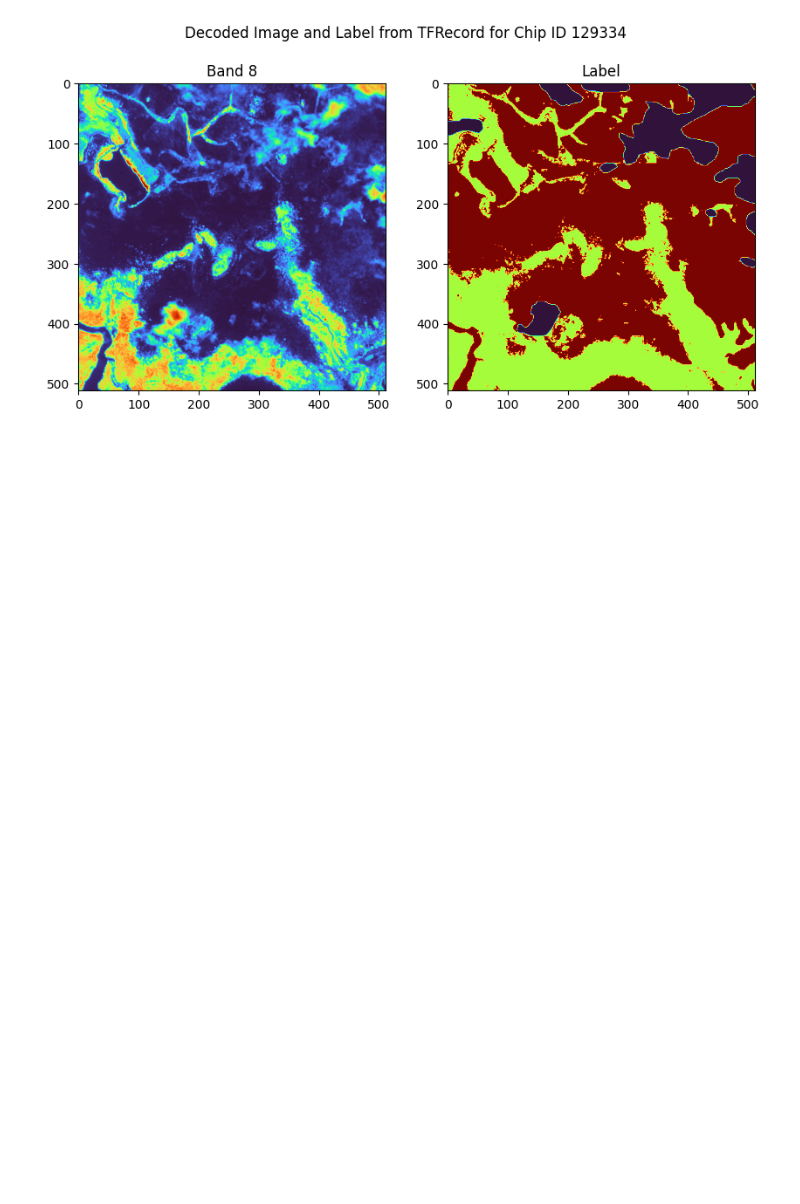
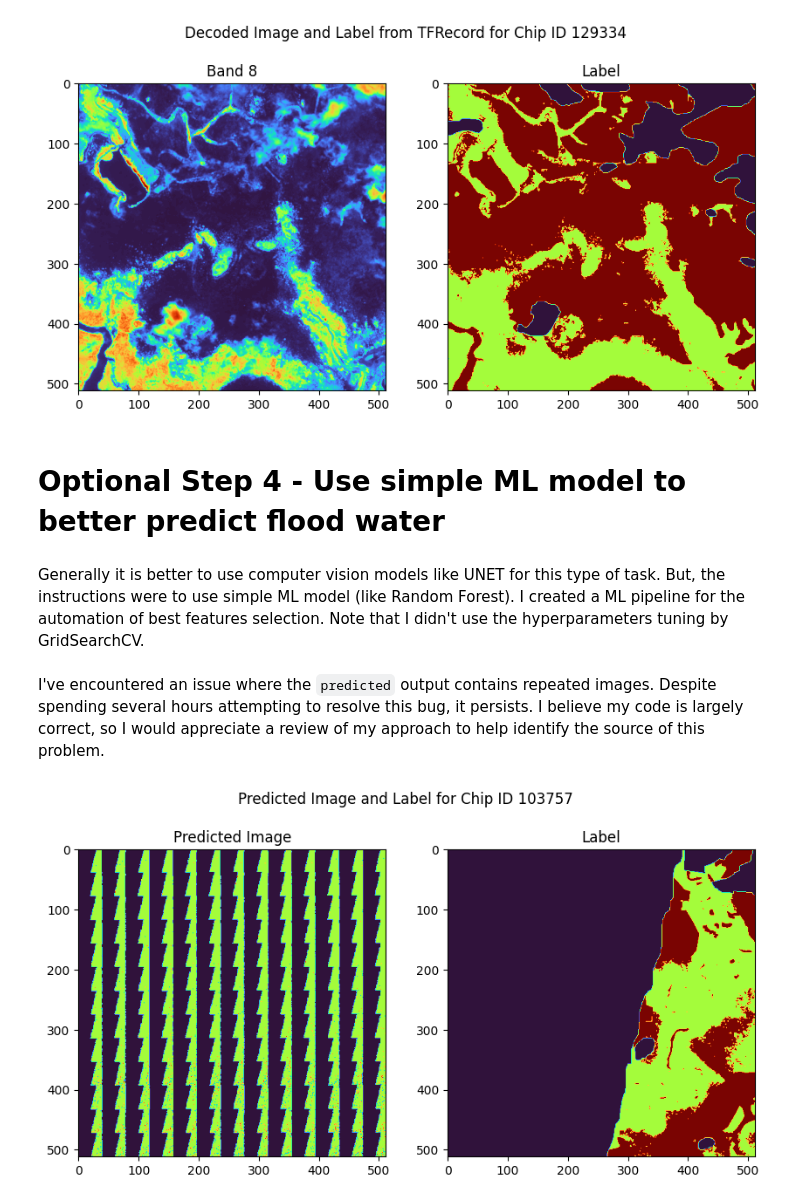
Before and after one commit to natannvw/Remote-Sensing-with-ML-for-water-bodies-classification, a Jupyter notebook: submission.ipynb, the cells around one changed output. Saved outputs shown, nothing was run; the diff lists cells and outputs as text; code cells hidden in the pictures; blank space fills up the shorter version.

Commit message:
finish step 4 (with a bug)

```diff
--- a/submission.ipynb
+++ b/submission.ipynb
@@ -280,3 +315,38 @@ plt.suptitle(title)
 plt.show()
 # %% [output]
 [figure]
+# %% [markdown]
+# Optional Step 4 - Use simple ML model to better predict flood water
+# %% [markdown]
+Generally it is better to use computer vision models like UNET for this type of task. But, the instructions were to use simple ML model (like Random Forest).
+I created a ML pipeline for the automation of best features selection.
+Note that I didn't use the hyperparameters tuning by GridSearchCV.
+# %%
+import ml_pipeline
+
+model = ml_pipeline.ml_pipeline()
+
+# Predict on test data
+test_images, test_labels, chip_ids = ml_pipeline.get_dataset(data="bolivia")
+
+# Select the chip_id
+chip_id = 103757
+image = test_images[chip_ids == chip_id]
+label = test_labels[chip_ids == chip_id]
+
+predicted = ml_pipeline.predict_pipeline(model, image)
+# %% [markdown]
+I've encountered an issue where the `predicted` output contains repeated images. Despite spending several hours attempting to resolve this bug, it persists. I believe my code is largely correct, so I would appreciate a review of my approach to help identify the source of this problem.
+# %%
+from matplotlib import pyplot as plt
+
+fig, ax = plt.subplots(1, 2, figsize=(10, 5))
+ax[0].imshow(predicted[0, 0, :, :], cmap="turbo")
+ax[0].set_title("Predicted Image")
+ax[1].imshow(label[0, :, :], cmap="turbo")
+ax[1].set_title("Label")
+title = f"Predicted Image and Label for Chip ID {chip_id}"
+plt.suptitle(title)
+plt.show()
+# %% [output]
+[figure, added]
```
Also changed, not shown: parts of 4 cells of this notebook.
